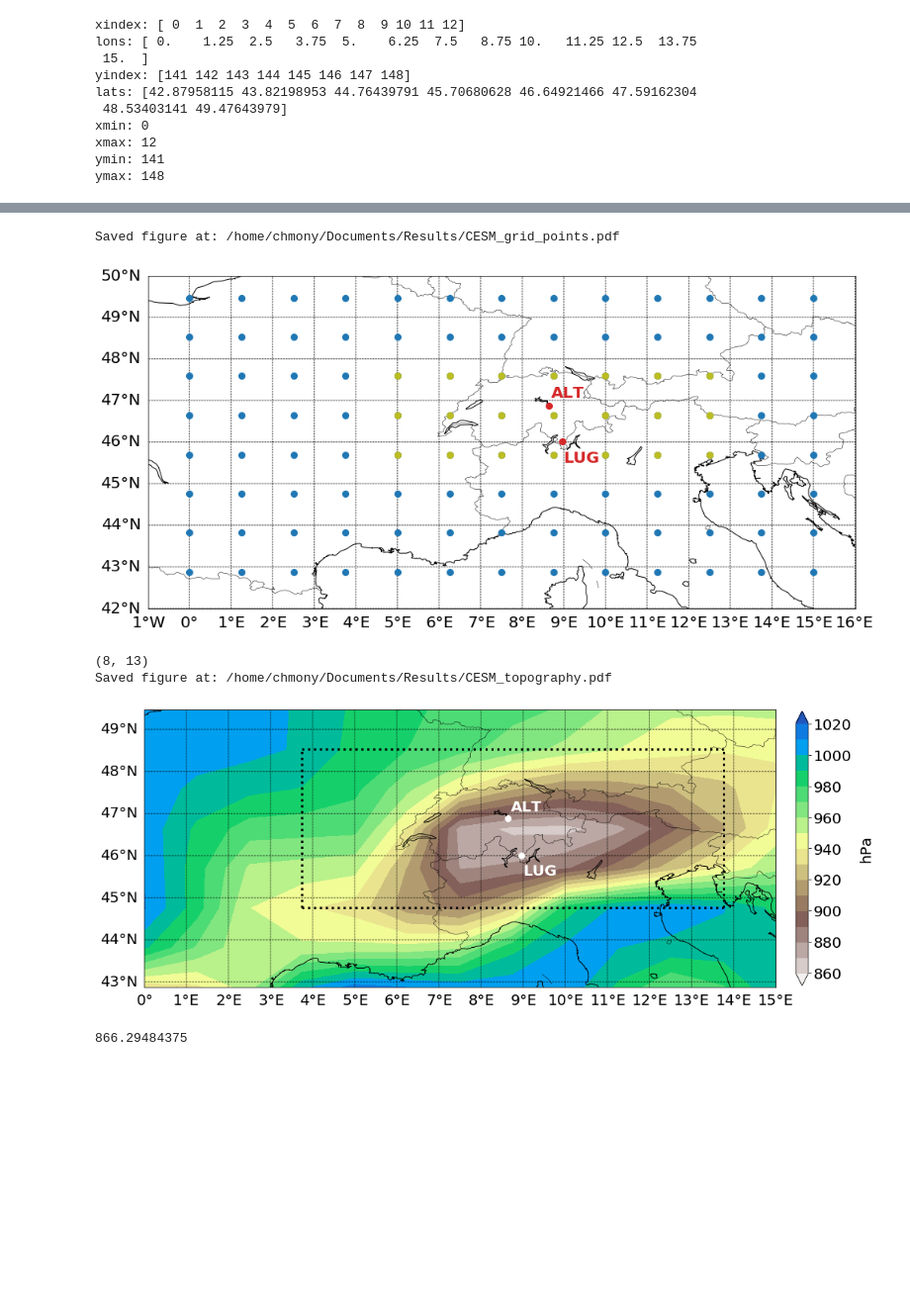
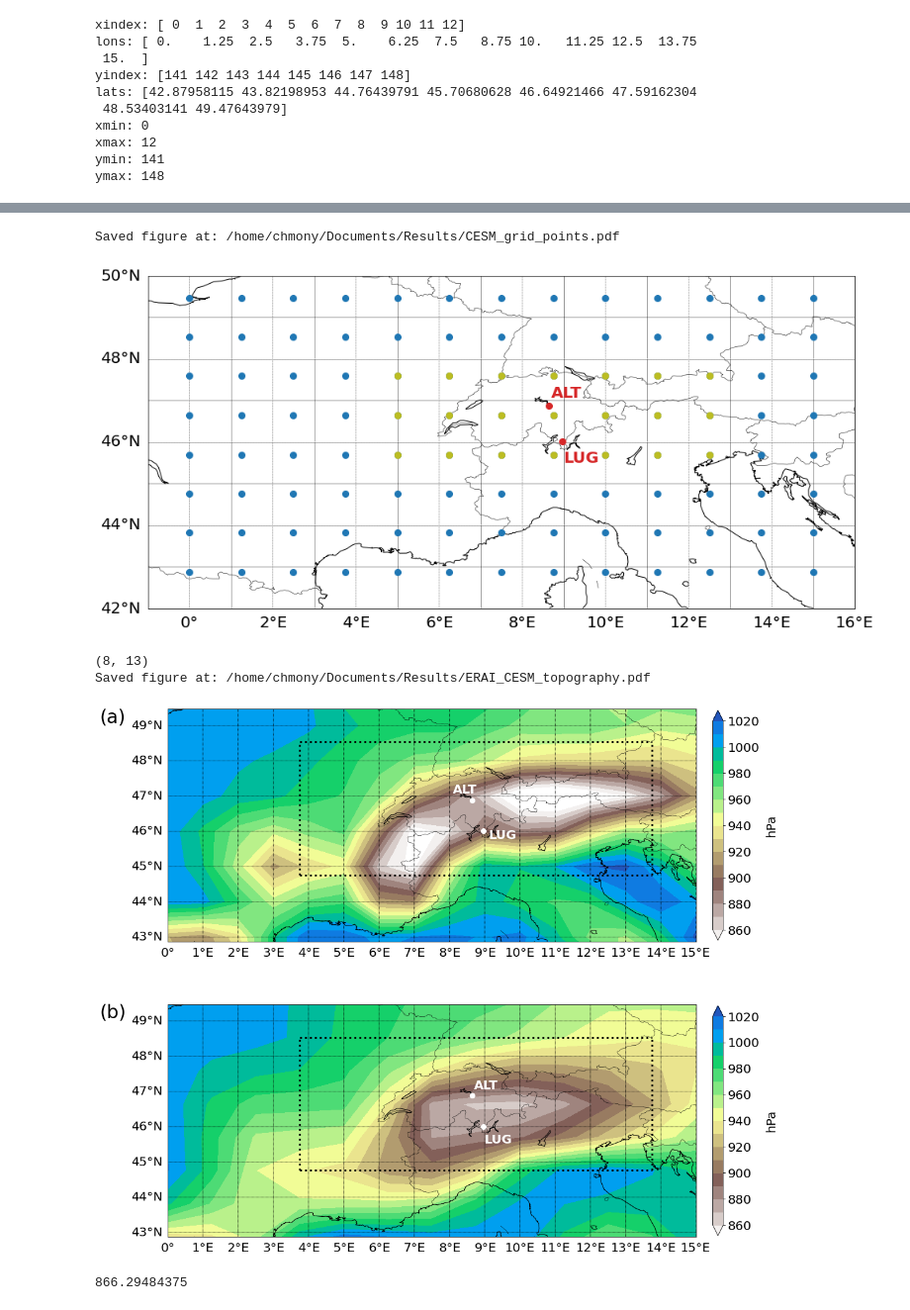
Before and after one commit to ch-mon/foehn-development, a Jupyter notebook: Plot topography.ipynb, the cells around one changed output, grey strips where cells are left out. Shown: that part at 99% size. Cells and saved outputs as stored; diff of their text form; code cells hidden in the pictures; blank space fills up the shorter version.

Commit message:
Made minor changes to plots so that they are publishable

```diff
--- a/Plot topography.ipynb
+++ b/Plot topography.ipynb
@@ -59,7 +79,7 @@ fig = plt.figure(figsize=(16,9))
 plt.rcParams.update({'font.size': 20})
 
 #plt.title(title)
-mf.drawmap(nbrem=1, nbrep=1)
+mf.drawmap(nbrem=2, nbrep=2, meridiansargs={"color":"w"}, parallelsargs={"color": "w"})
 
 X= np.array([[x,y] for x in lons for y in lats])
 plt.plot(X[:,0], X[:,1],"o", color="tab:blue", markersize=8 ,alpha=1)
@@ -73,50 +93,91 @@ plt.plot( 8.96004, 46.01008, 'o', color=color,markersize=8) #Altdorf 8.64441, 46
 plt.text( 8.99, 45.8,'LUG',horizontalalignment='left', verticalalignment="top", color=color, weight="bold")
 
 
+for x_pos in range(0,16,1):
+    plt.vlines(x_pos, 42,50, linewidth=0.8, alpha=0.5)
+
+for y_pos in range(43,50,1):
+    plt.hlines(y_pos, -1,16, linewidth=0.8, alpha=0.5)
+
+
+
 
 plt.savefig('/home/chmony/Documents/Results/CESM_grid_points.pdf', bbox_inches='tight', dpi=200)
 print("Saved figure at: /home/chmony/Documents/Results/CESM_grid_points.pdf")
 # %% [output]
 Saved figure at: /home/chmony/Documents/Results/CESM_grid_points.pdf
-[figure, old version]
+[figure, new version]
 # %%
 vmin=850
 vmax=1035
 print(PS_values[0].mean(axis=0).shape)
+plt.rcParams.update({'font.size': 20})
+
+fig = plt.figure(figsize=(16,2*8))
+fig.add_subplot(211)
+fig.text(0.03,0.851, "(a)", size=30, ha="left")
 
 mf = Mapfigure(lon=np.array(lons), lat=np.array(lats))
-fig = plt.figure(figsize=(16,9))
-plt.rcParams.update({'font.size': 20})
+#plt.title(title)
+levels=np.arange(vmin, vmax,10)
+cnt = plt.contourf(lons_ERA, lats_ERA, PS_average, levels, cmap=plt.cm.get_cmap('terrain_r'), vmin=vmin, vmax=vmax)
+m = plt.cm.ScalarMappable(cmap=plt.cm.get_cmap('terrain_r'))
+m.set_array(PS_average)
+m.set_clim(vmin, vmax)
+#plt.cm.get_cmap("rocket", 25)
+cbar = plt.colorbar(m,
+                    boundaries=levels,
+                    ticks=levels[1::2],
+                    extend="both", fraction=0.0188, pad=0.03)
+cbar.set_label("hPa", rotation=90, labelpad=10)
+color="black"
+plt.plot([3.75,13.75],[44.76,44.76],":", color=color, linewidth=3)
+plt.plot([3.75,13.75],[48.53,48.53],":", color=color, linewidth=3)
+plt.plot([3.75,3.75],[44.76,48.53],":", color=color, linewidth=3)
+plt.plot([13.75,13.75],[44.76,48.53],":", color=color,linewidth=3)
+mf.drawmap(nbrem=1, nbrep=1)
+plt.plot( 8.64441, 46.88042, 'o', color="w",markersize=8)
+plt.text( 8.1, 47.01,'ALT',horizontalalignment='left', verticalalignment="bottom", color="w", weight="bold")
+plt.plot( 8.96004, 46.01008, 'o', color="w",markersize=8) #Altdorf 8.64441, 46.88042, Lugano: 8.6833, 46.51677
+plt.text( 9.1, 46.05,'LUG',horizontalalignment='left', verticalalignment="top", color="w", weight="bold")
+
+
+fig.add_subplot(212)
+fig.text(0.03,0.44, "(b)", size=30, ha="left")
+mf = Mapfigure(lon=np.array(lons), lat=np.array(lats))
+
+
 
 levels=np.arange(vmin, vmax,10)
 #plt.title(title)
 cnt = plt.contourf(lons, lats, PS_values[0].mean(axis=0)/100, levels, cmap=plt.cm.get_cmap('terrain_r'), vmin=vmin, vmax=vmax)
 m = plt.cm.ScalarMappable(cmap=plt.cm.get_cmap('terrain_r'))
 m.set_array(PS_values[0].mean(axis=0)/100)
 m.set_clim(vmin, vmax)
 #plt.cm.get_cmap("rocket", 25)
 cbar = plt.colorbar(m,
                     boundaries=levels,
                     ticks=levels[1::2],
                     extend="both", fraction=0.0188, pad=0.03)
 cbar.set_label("hPa", rotation=90, labelpad=10)
 color="black"
 plt.plot([3.75,13.75],[44.76,44.76],":", color=color, linewidth=3)
 plt.plot([3.75,13.75],[48.53,48.53],":", color=color, linewidth=3)
 plt.plot([3.75,3.75],[44.76,48.53],":", color=color, linewidth=3)
 plt.plot([13.75,13.75],[44.76,48.53],":", color=color,linewidth=3)
 mf.drawmap(nbrem=1, nbrep=1)
 plt.plot( 8.64441, 46.88042, 'o', color="w",markersize=8)
 plt.text( 8.7, 46.99,'ALT',horizontalalignment='left', verticalalignment="bottom", color="w", weight="bold")
 plt.plot( 8.96004, 46.01008, 'o', color="w",markersize=8) #Altdorf 8.64441, 46.88042, Lugano: 8.6833, 46.51677
 plt.text( 8.99, 45.8,'LUG',horizontalalignment='left', verticalalignment="top", color="w", weight="bold")
 
-plt.savefig('/home/chmony/Documents/Results/CESM_topography.pdf', bbox_inches='tight', dpi=200)
-print("Saved figure at: /home/chmony/Documents/Results/CESM_topography.pdf")
+
+plt.savefig('/home/chmony/Documents/Results/ERAI_CESM_topography.pdf', bbox_inches='tight', dpi=200)
+print("Saved figure at: /home/chmony/Documents/Results/ERAI_CESM_topography.pdf")
 # %% [output]
 (8, 13)
-Saved figure at: /home/chmony/Documents/Results/CESM_topography.pdf
+Saved figure at: /home/chmony/Documents/Results/ERAI_CESM_topography.pdf
-[figure, old version]
+[figure, new version]
 # %%
 PS_values[0].mean(axis=0).min()/100
 # %% [output]
```
Also changed, not shown: parts of 2 cells of this notebook, 1 other file.
